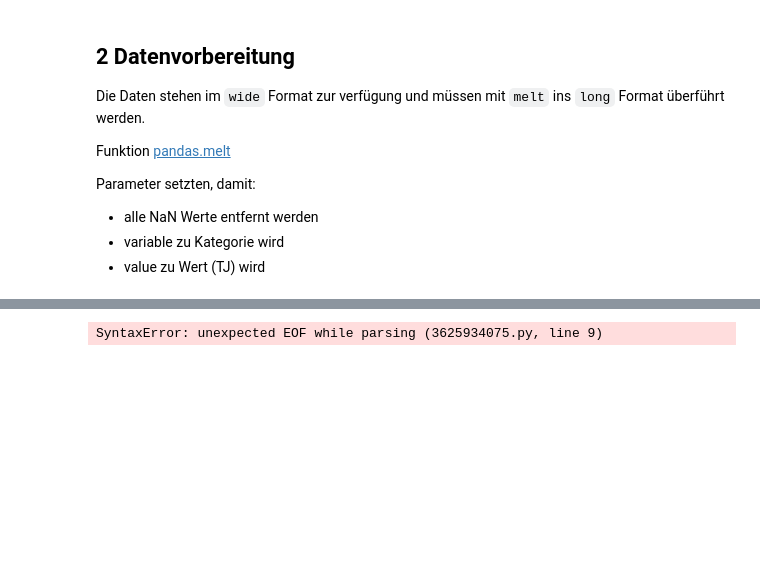
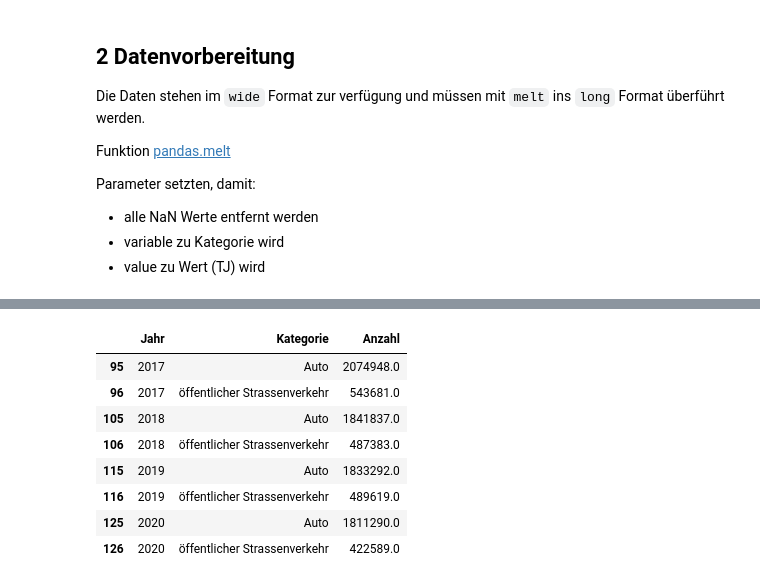
Before and after one commit to marco-weber/BMLD-2022-Informatik-Leistungsnachweis, a Jupyter notebook: Leistungsnachweisname_FilipaWeber_AnnaHasenfratz_EnyaJossen.ipynb, the cells around one changed output, grey strips where cells are left out. Cells and saved outputs as stored; diff of their text form; code cells hidden in the pictures; blank space fills up the shorter version.

```diff
--- a/Leistungsnachweisname_FilipaWeber_AnnaHasenfratz_EnyaJossen.ipynb
+++ b/Leistungsnachweisname_FilipaWeber_AnnaHasenfratz_EnyaJossen.ipynb
@@ -123,16 +135,30 @@ df_energy_reduced
 | 447 | 2021 | Elektrizität | 209210.0 |
 # %%
-df_transport_long = df_transport.melt(id_vars=["Kategorie"],var_name='Jahr',value_name='Anzahl').dropna()
-df_transport_long = df_transport_long[['Jahr', 'Kategorie', 'Anzahl']] # reorder columns
+df_transport_long = df_transport.melt(id_vars=["Kategorie"],var_name="Jahr",value_name="Anzahl").dropna()
+df_transport_long = df_transport_long[["Jahr", "Kategorie", "Anzahl"]] # reorder columns
 
-#reduce to 2020 (Corona-Jahr) and to "öffentlicher Strassenverkehr" and "Auto"
-df_transport_reduced = df_transport_long[(df_transport_long["Jahr"] == "2020")]
-df_transport_reduced[df_transport_reduced["Kategorie"]
+# column "Jahr" seams to be a string: convert to number
+df_transport_long[["Jahr"]] = df_transport_long[["Jahr"]].apply(pandas.to_numeric)
+df_transport_long
 
-#df_transport_reduced = df_transport_reduced[((df_transport_reduced["Kategorie"] == Auto))]
-#  | (df_transport_reduced["Kategorie"] == "öffentlicher Strassenverkehr")
+# reduce dataframe to relevant categories and years (ds = dataset)
+ds_transport_year = df_transport_long["Jahr"] >= 2017
+ds_transport_car = df_transport_long["Kategorie"] == "Auto"
+ds_transport_public = df_transport_long["Kategorie"] == "öffentlicher Strassenverkehr"
+
+# apply datasets accordingly (and, or)
+df_transport_reduced = df_transport_long[(ds_transport_year & (ds_transport_car | ds_transport_public))]
+df_transport_reduced
 # %% [output]
-SyntaxError: unexpected EOF while parsing (3625934075.py, line 9)
+|  | Jahr | Kategorie | Anzahl |
+| 95 | 2017 | Auto | 2074948.0 |
+| 96 | 2017 | öffentlicher Strassenverkehr | 543681.0 |
+| 105 | 2018 | Auto | 1841837.0 |
+| 106 | 2018 | öffentlicher Strassenverkehr | 487383.0 |
+| 115 | 2019 | Auto | 1833292.0 |
+| 116 | 2019 | öffentlicher Strassenverkehr | 489619.0 |
+| 125 | 2020 | Auto | 1811290.0 |
+| 126 | 2020 | öffentlicher Strassenverkehr | 422589.0 |
 # %% [markdown]
 ## 3. Daten-Exploration
 Graphische Darstellung der relevanten Kategorien.
```
Also changed, not shown: parts of 10 cells of this notebook.
